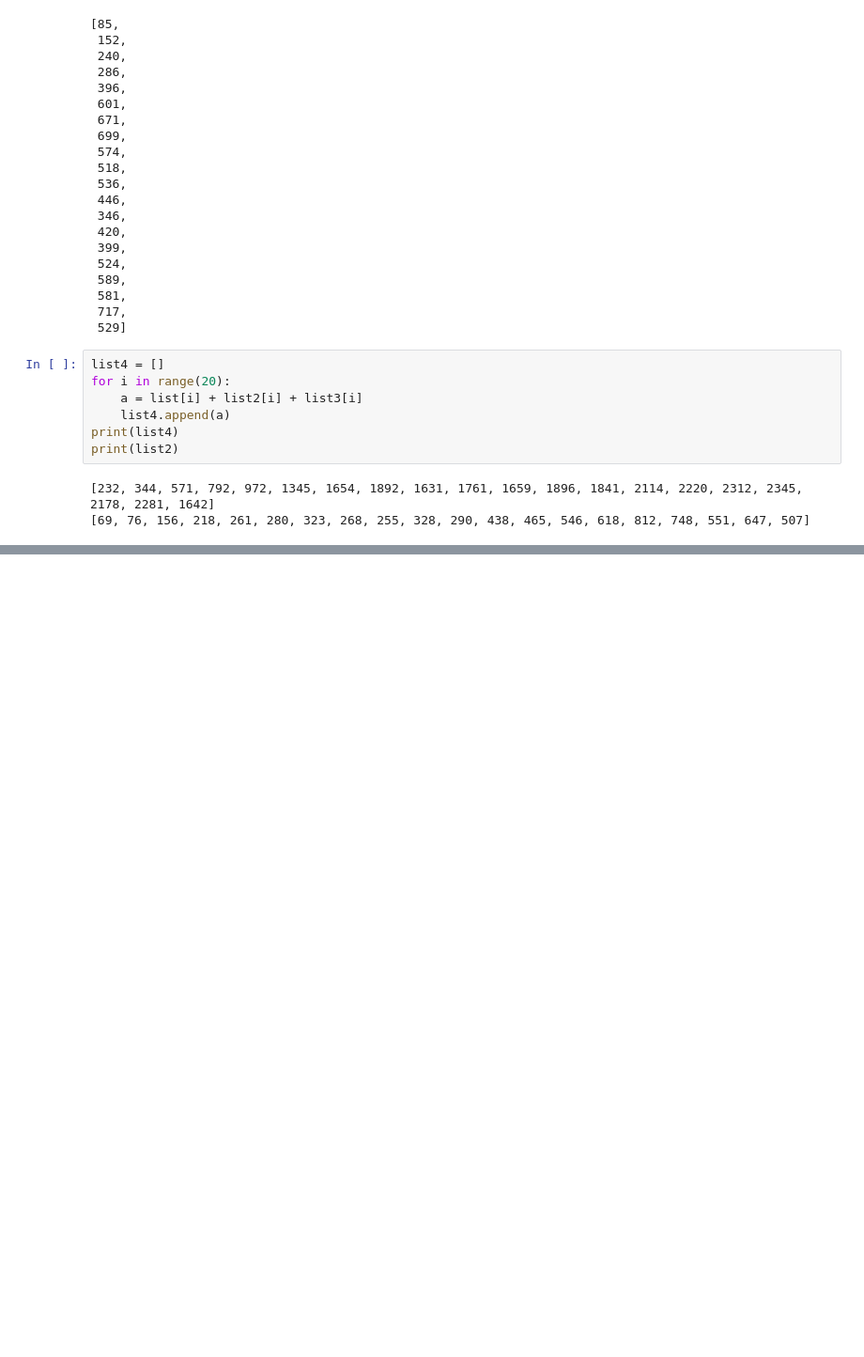
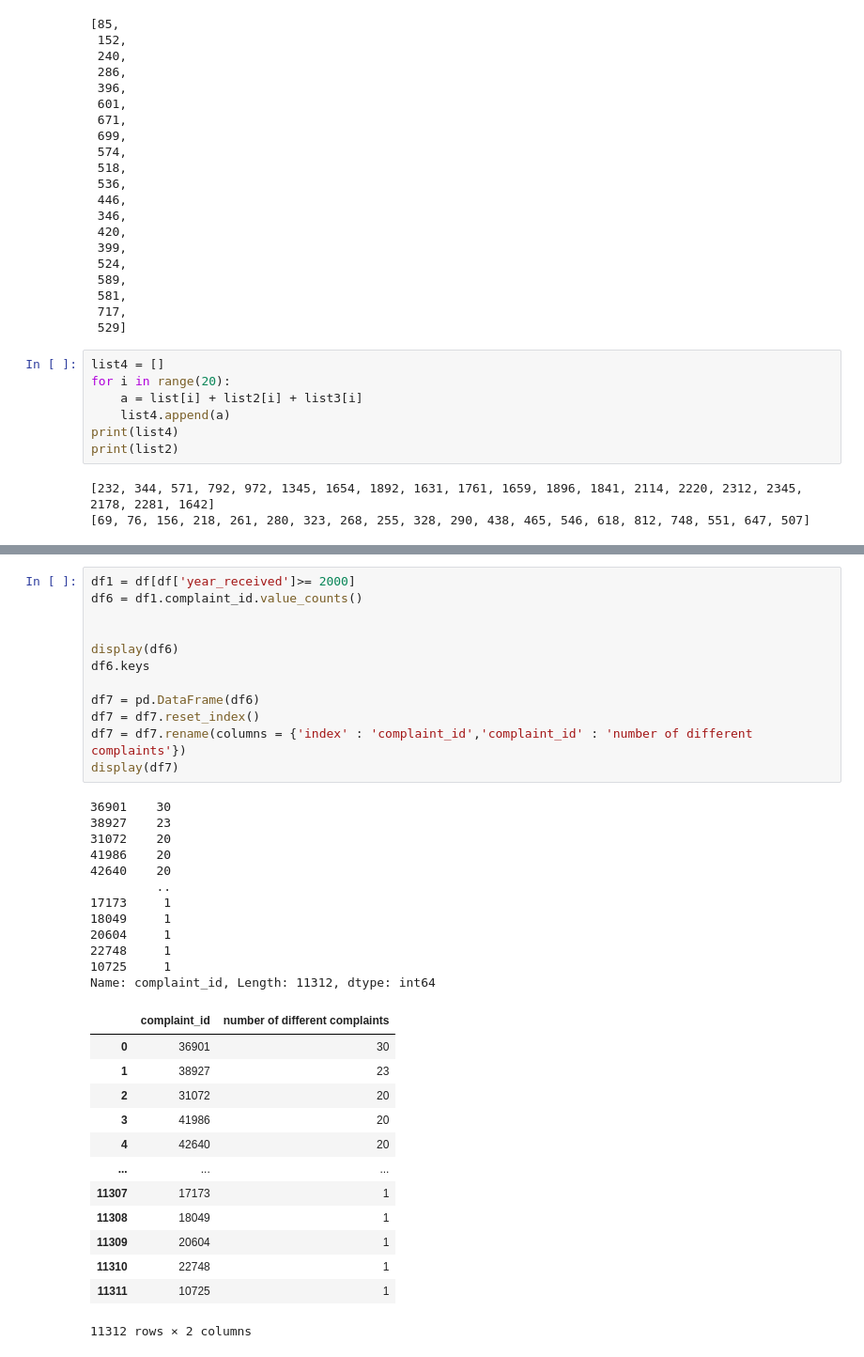
Before and after one commit to ndrettakis/Police-Misconduct-Stat-app, a Jupyter notebook: Stats desc.ipynb, the cells around one changed output, grey strips where cells are left out. Shown at 94% size. Drawn from its saved outputs; the diff is of its cells as text; blank space fills up the shorter version.

```diff
--- a/Stats desc.ipynb
+++ b/Stats desc.ipynb
@@ -301,0 +354,38 @@ z1
+# %%
+df1 = df[df['year_received']>= 2000]
+df6 = df1.complaint_id.value_counts()
+
+
+display(df6)
+df6.keys
+
+df7 = pd.DataFrame(df6)
+df7 = df7.reset_index()
+df7 = df7.rename(columns = {'index' : 'complaint_id','complaint_id' : 'number of different complaints'})
+display(df7)
+# %% [output]
+36901    30
+38927    23
+31072    20
+41986    20
+42640    20
+         ..
+17173     1
+18049     1
+20604     1
+22748     1
+10725     1
+Name: complaint_id, Length: 11312, dtype: int64
+|  | complaint_id | number of different complaints |
+| 0 | 36901 | 30 |
+| 1 | 38927 | 23 |
+| 2 | 31072 | 20 |
+| 3 | 41986 | 20 |
+| 4 | 42640 | 20 |
+| ... | ... | ... |
+| 11307 | 17173 | 1 |
+| 11308 | 18049 | 1 |
+| 11309 | 20604 | 1 |
+| 11310 | 22748 | 1 |
+| 11311 | 10725 | 1 |
+11312 rows × 2 columns
```
Also changed, not shown: parts of 16 cells of this notebook, 3 other files.
